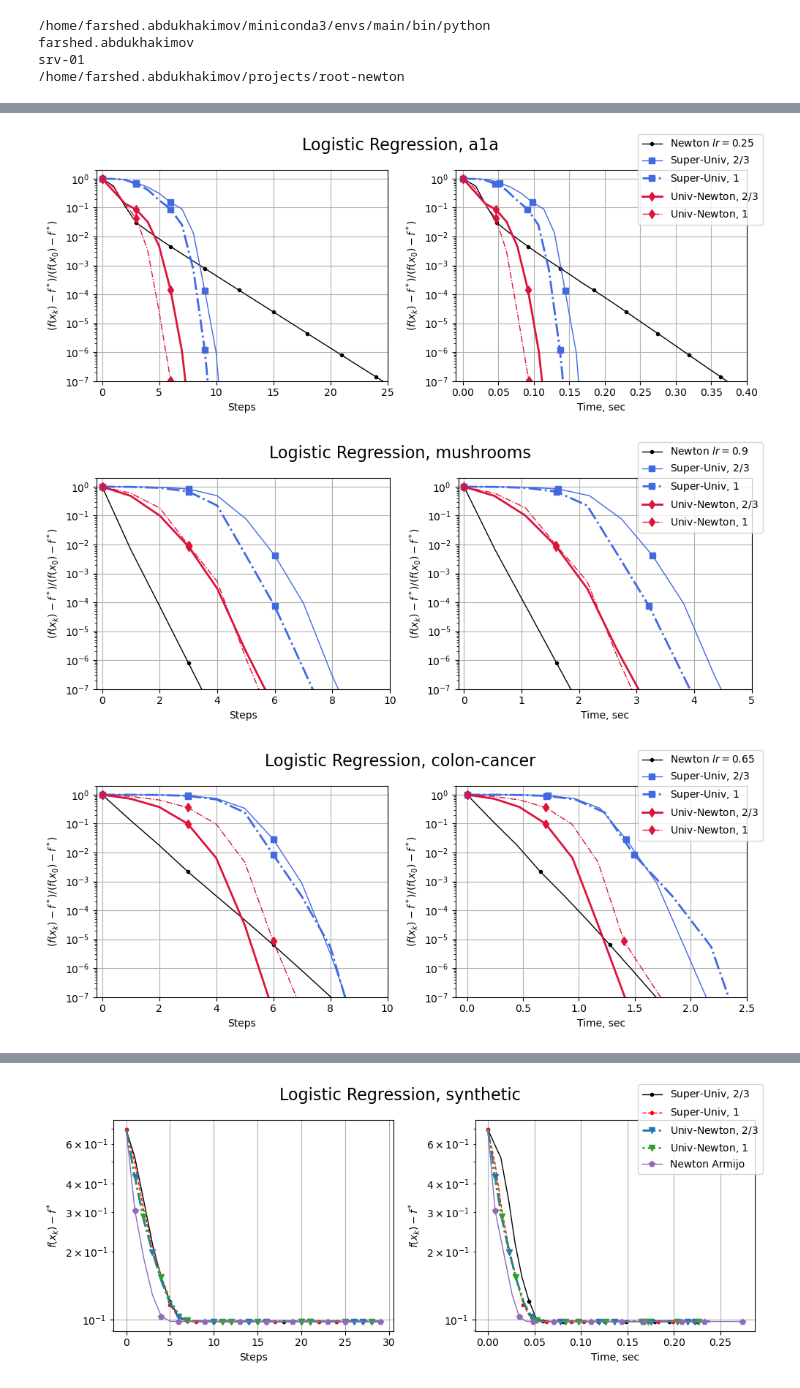
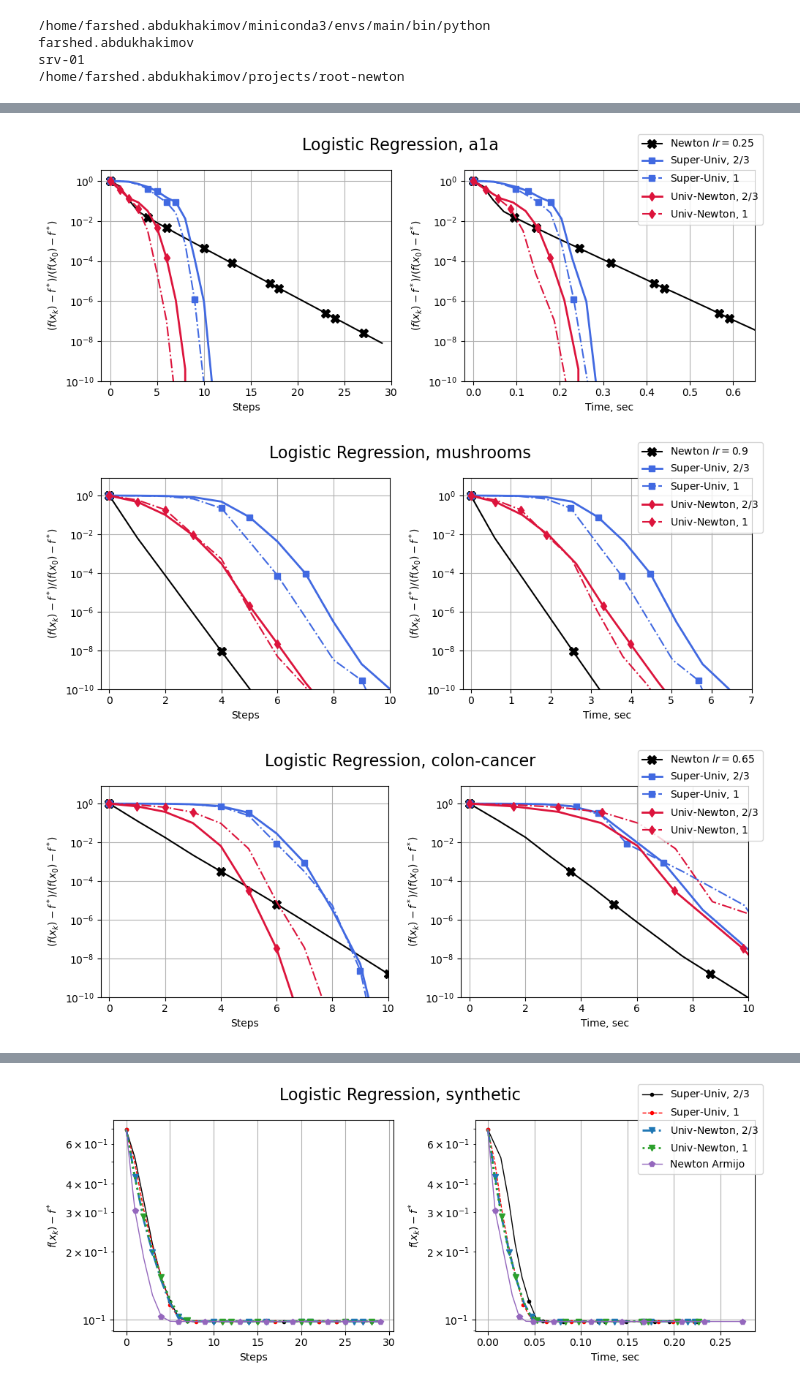
Before and after one commit to fxrshed/root-newton, a Jupyter notebook: experiments_logistic_regression.ipynb, the cells around one changed output, grey strips where cells are left out. Saved outputs shown, nothing was run; the diff lists cells and outputs as text; code cells hidden in the pictures.

```diff
--- a/experiments_logistic_regression.ipynb
+++ b/experiments_logistic_regression.ipynb
@@ -68,7 +75,7 @@ def train_loop(w_0: float, dataset_name: str, n_steps: int,
 
         # print(f"Step: [{step}/{n_steps}] Loss: {loss} | GradNorm^2: {(np.linalg.norm(grad) ** 2 )} | Acc: {acc}")
         history["loss"].append(loss)
-        history["grad_norm"].append(np.linalg.norm(grad) ** 2)
+        history["grad_norm_sq"].append(np.linalg.norm(grad) ** 2)
         history["accuracy"].append(acc)
         history["time"].append(time)
 
@@ -388,19 +473,21 @@ for beta, ls, l in zip([2/3, 1.0], ["-", ":"], ["2/3", "1"]):
     histories.append(hist)
     labels.append(r"Univ-Newton, ${0}$".format(l))
 # %%
-utils.plotter(histories=histories,
+plotter(histories=histories,
         labels=labels,
-        colors=["black", "royalblue", "royalblue", "crimson", "crimson", "saddlebrown"],
-        linestyles=["-", "-", "-.", "-", "-.", "-"],
-        linewidths=[1.0, 1.0, 2.0, 2.0, 1.0, 1.0],
-        markers=[".", "s", "s", "d", "d", "p"],
+        colors=["black", "royalblue", "royalblue", "crimson", "crimson"],
+        linestyles=["-", "-", "-.", "-", "-."],
+        linewidths=[1.5, 2.0, 1.5, 2.0, 1.5],
+        markers=["X", "s", "s", "d", "d"],
+        markersizes=[8, 6, 6, 6, 6],
+        suptitle=f"Logistic Regression, {dataset_name}",
+        threshold=1e-10,
         f_star=f_star,
-        suptitle=f"Logistic Regression, {dataset_name}",
-        threshold=1e-7,
-        xlims=((-0.5, 25), (-0.01, 0.4)),
-        filename=f"plots/logreg_univ_{dataset_name}.pdf")
+        ylims=[(1e-10, 3.0), (1e-10, 1e8)],
+        xlims=[(-1.0, 30), (-0.02, 0.65)],
+        filename=f"logreg_univ_{dataset_name}.pdf")
 # %% [output]
-[figure, old version]
+[figure, new version]
 # %%
 np.random.seed(0)
 
@@ -435,19 +522,21 @@ for beta, ls, l in zip([2/3, 1.0], ["-", ":"], ["2/3", "1"]):
     histories.append(hist)
     labels.append(r"Univ-Newton, ${0}$".format(l))
 # %%
-utils.plotter(histories=histories,
+plotter(histories=histories,
         labels=labels,
-        colors=["black", "royalblue", "royalblue", "crimson", "crimson", "saddlebrown"],
-        linestyles=["-", "-", "-.", "-", "-.", "-"],
-        linewidths=[1.0, 1.0, 2.0, 2.0, 1.0, 1.0],
-        markers=[".", "s", "s", "d", "d", "p"],
+        colors=["black", "royalblue", "royalblue", "crimson", "crimson"],
+        linestyles=["-", "-", "-.", "-", "-."],
+        linewidths=[1.5, 2.0, 1.5, 2.0, 1.5],
+        markers=["X", "s", "s", "d", "d"],
+        markersizes=[8, 6, 6, 6, 6],
+        suptitle=f"Logistic Regression, {dataset_name}",
+        threshold=1e-10,
         f_star=f_star,
-        suptitle=f"Logistic Regression, {dataset_name}",
-        threshold=1e-7,
-        xlims=((-0.2, 10), (-0.1, 5)),
-        filename=f"plots/logreg_univ_{dataset_name}.pdf")
+        ylims=[(1e-10, 3.0), (1e-10, 1e8), (1e-8, 3.0)],
+        xlims=[(-0.3, 10), (-0.2, 7.0)],
+        filename=f"logreg_univ_{dataset_name}.pdf")
 # %% [output]
-[figure, old version]
+[figure, new version]
 # %%
 np.random.seed(0)
 
@@ -482,19 +571,21 @@ for beta, ls, l in zip([2/3, 1.0], ["-", ":"], ["2/3", "1"]):
     histories.append(hist)
     labels.append(r"Univ-Newton, ${0}$".format(l))
 # %%
-utils.plotter(histories=histories,
+plotter(histories=histories,
         labels=labels,
-        colors=["black", "royalblue", "royalblue", "crimson", "crimson", "saddlebrown"],
-        linestyles=["-", "-", "-.", "-", "-.", "-"],
-        linewidths=[1.0, 1.0, 2.0, 2.0, 1.0, 1.0],
-        markers=[".", "s", "s", "d", "d", "p"],
+        colors=["black", "royalblue", "royalblue", "crimson", "crimson"],
+        linestyles=["-", "-", "-.", "-", "-."],
+        linewidths=[1.5, 2.0, 1.5, 2.0, 1.5],
+        markers=["X", "s", "s", "d", "d"],
+        markersizes=[8, 6, 6, 6, 6],
+        suptitle=f"Logistic Regression, {dataset_name}",
+        threshold=1e-10,
         f_star=f_star,
-        suptitle=f"Logistic Regression, {dataset_name}",
-        threshold=1e-7,
-        xlims=((-0.2, 10), (-0.1, 2.5)),
-        filename=f"plots/logreg_univ_{dataset_name}.pdf")
+        ylims=[(1e-10, 3.0), (1e-10, 1e8), (1e-8, 3.0)],
+        xlims=[(-0.3, 10), (-0.3, 10.0)],
+        filename=f"logreg_univ_{dataset_name}.pdf")
 # %% [output]
-[figure, old version]
+[figure, new version]
 # %%
 np.random.seed(0)
 
```
Also changed, not shown: parts of 8 cells of this notebook, 5 other files.
